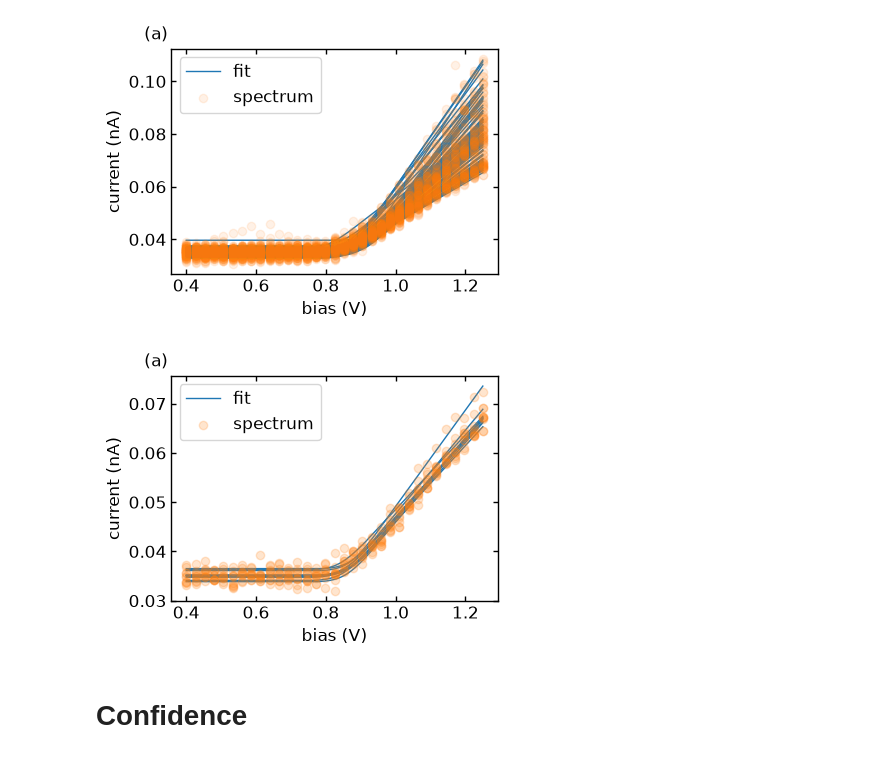
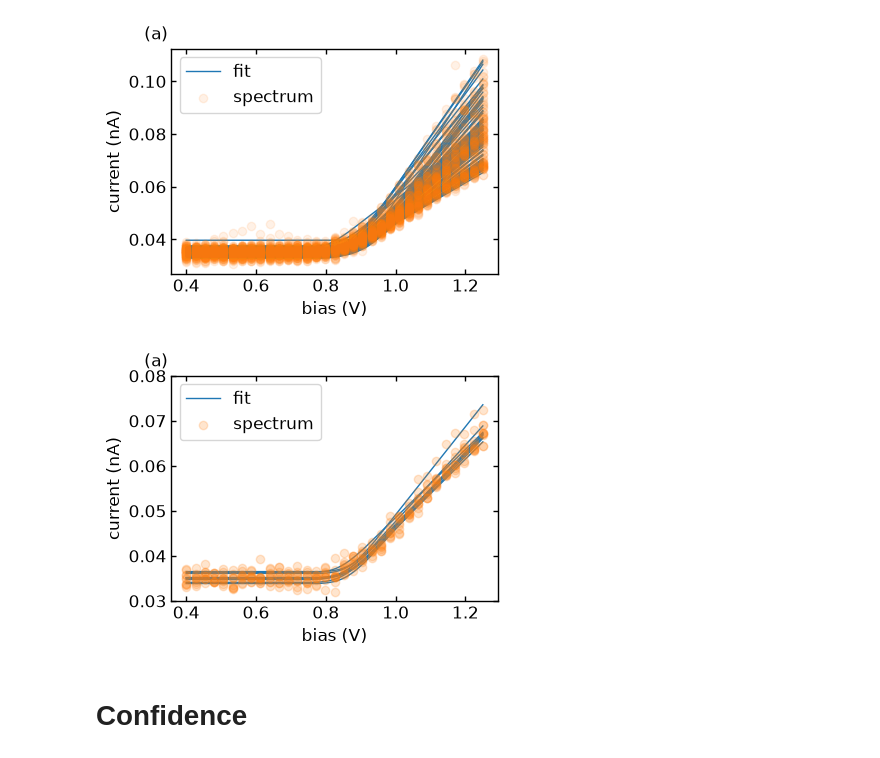
Before and after one commit to sandialabs/PRISMA, a Jupyter notebook: figures/BiasSpectr_nanonis_33.ipynb, the cells around one changed output. Cells and saved outputs as stored; diff of their text form; code cells hidden in the pictures.

```diff
--- a/figures/BiasSpectr_nanonis_33.ipynb
+++ b/figures/BiasSpectr_nanonis_33.ipynb
@@ -100,19 +100,20 @@ plot_spectrum_series_fit(spectrum_series, -1 * t_series,
 # %%
 subset_lim = 10
 plot_spectrum_series_fit(spectrum_series[:subset_lim], -1 * t_series[:subset_lim],
                          np.linspace(np.min(spectrum_series),
                                      np.max(spectrum_series),
                                      100),
                          w_opt_series[:subset_lim],
                          beem_integral_f_vector_j,
                          xlabel="bias (V)",
                          ylabel="current (nA)",
                          #  title="I/V Spectra",
-                         f_save=join(figure_dir, "BiasSpectr_nanonis_33_spectrum_fit_subset.pdf"),
                          id="(a)",
-                         color_fit='C0', color_series='C1', alpha=.2)
+                         color_fit='C0', color_series='C1', alpha=.2,
+                         ylim=[0.03, 0.08],
+                         f_save=join(figure_dir, "BiasSpectr_nanonis_33_spectrum_fit_subset.pdf"))
 # %% [output]
-[figure, old version]
+[figure, new version]
 # %% [markdown]
 # Confidence
 # %%
```
Also changed, not shown: 44 other files.
